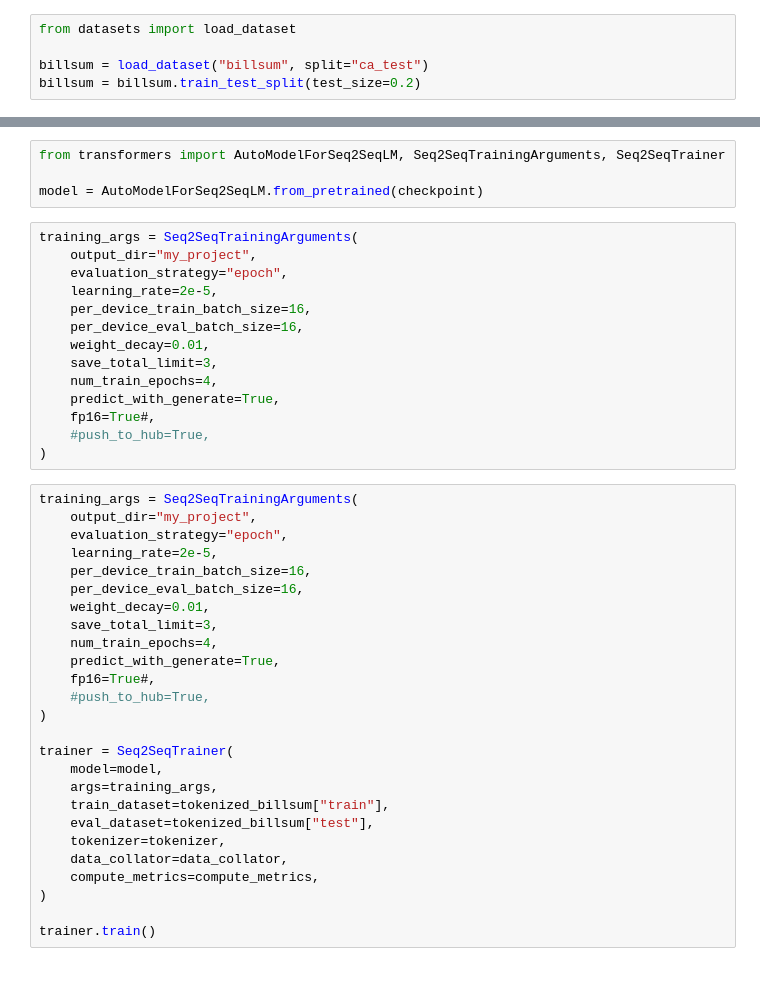
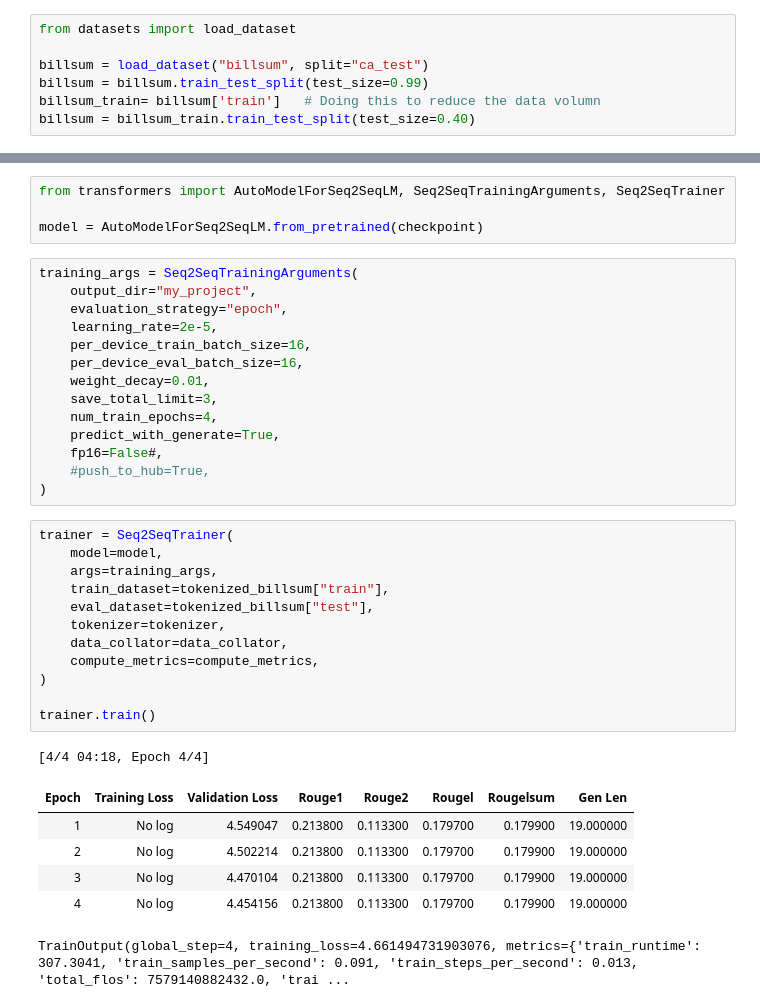
Before and after one commit to sukantamitra007/GenAILearning, a Jupyter notebook: Project_Work.ipynb, the cells around one changed output, grey strips where cells are left out. Saved outputs shown, nothing was run; the diff lists cells and outputs as text; blank space fills up the shorter version.

```diff
--- a/Project_Work.ipynb
+++ b/Project_Work.ipynb
@@ -44,4 +70,6 @@ pip install transformers[sentencepiece]  datasets evaluate rouge_score
 from datasets import load_dataset
 
 billsum = load_dataset("billsum", split="ca_test")
-billsum = billsum.train_test_split(test_size=0.2)
+billsum = billsum.train_test_split(test_size=0.99)
+billsum_train= billsum['train']   # Doing this to reduce the data volumn
+billsum = billsum_train.train_test_split(test_size=0.40)
@@ -111,32 +156,26 @@ training_args = Seq2SeqTrainingArguments(
     save_total_limit=3,
     num_train_epochs=4,
     predict_with_generate=True,
-    fp16=True#,
+    fp16=False#,
     #push_to_hub=True,
 )
 # %%
-training_args = Seq2SeqTrainingArguments(
-    output_dir="my_project",
-    evaluation_strategy="epoch",
-    learning_rate=2e-5,
-    per_device_train_batch_size=16,
-    per_device_eval_batch_size=16,
-    weight_decay=0.01,
-    save_total_limit=3,
-    num_train_epochs=4,
-    predict_with_generate=True,
-    fp16=True#,
-    #push_to_hub=True,
-)
-
 trainer = Seq2SeqTrainer(
     model=model,
     args=training_args,
     train_dataset=tokenized_billsum["train"],
     eval_dataset=tokenized_billsum["test"],
     tokenizer=tokenizer,
     data_collator=data_collator,
     compute_metrics=compute_metrics,
 )
 
 trainer.train()
+# %% [output]
+[4/4 04:18, Epoch 4/4]
+| Epoch | Training Loss | Validation Loss | Rouge1 | Rouge2 | Rougel | Rougelsum | Gen Len |
+| 1 | No log | 4.549047 | 0.213800 | 0.113300 | 0.179700 | 0.179900 | 19.000000 |
+| 2 | No log | 4.502214 | 0.213800 | 0.113300 | 0.179700 | 0.179900 | 19.000000 |
+| 3 | No log | 4.470104 | 0.213800 | 0.113300 | 0.179700 | 0.179900 | 19.000000 |
+| 4 | No log | 4.454156 | 0.213800 | 0.113300 | 0.179700 | 0.179900 | 19.000000 |
+TrainOutput(global_step=4, training_loss=4.661494731903076, metrics={'train_runtime': 307.3041, 'train_samples_per_second': 0.091, 'train_steps_per_second': 0.013, 'total_flos': 7579140882432.0, 'trai ...
```
Also changed, not shown: parts of 8 cells of this notebook.
